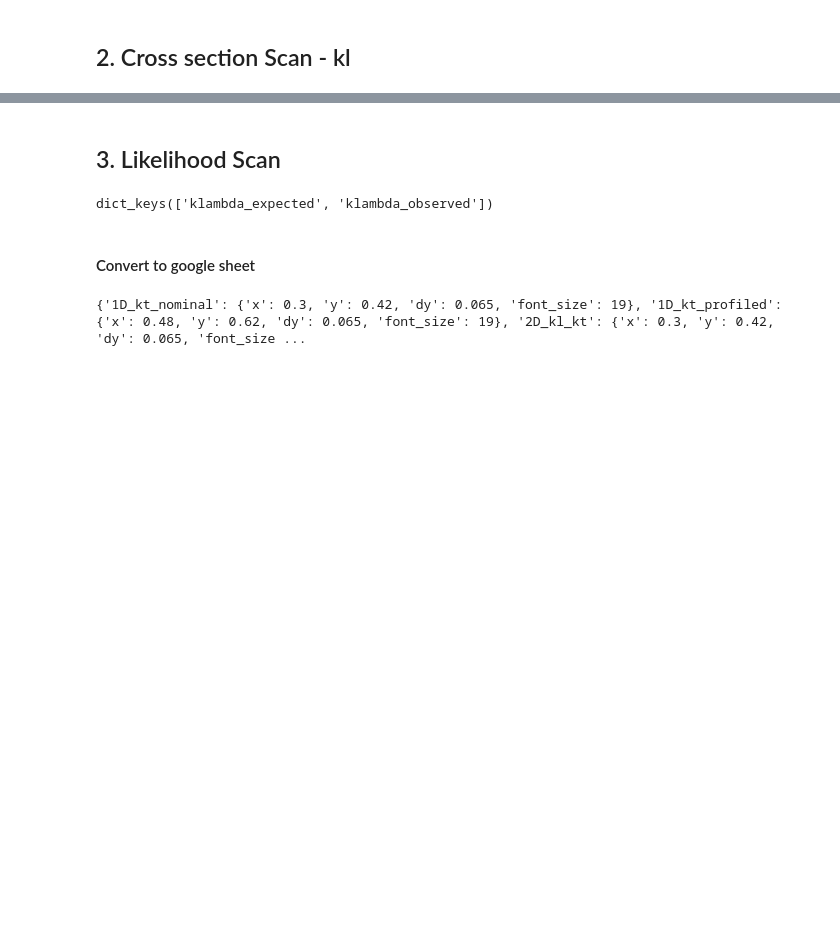
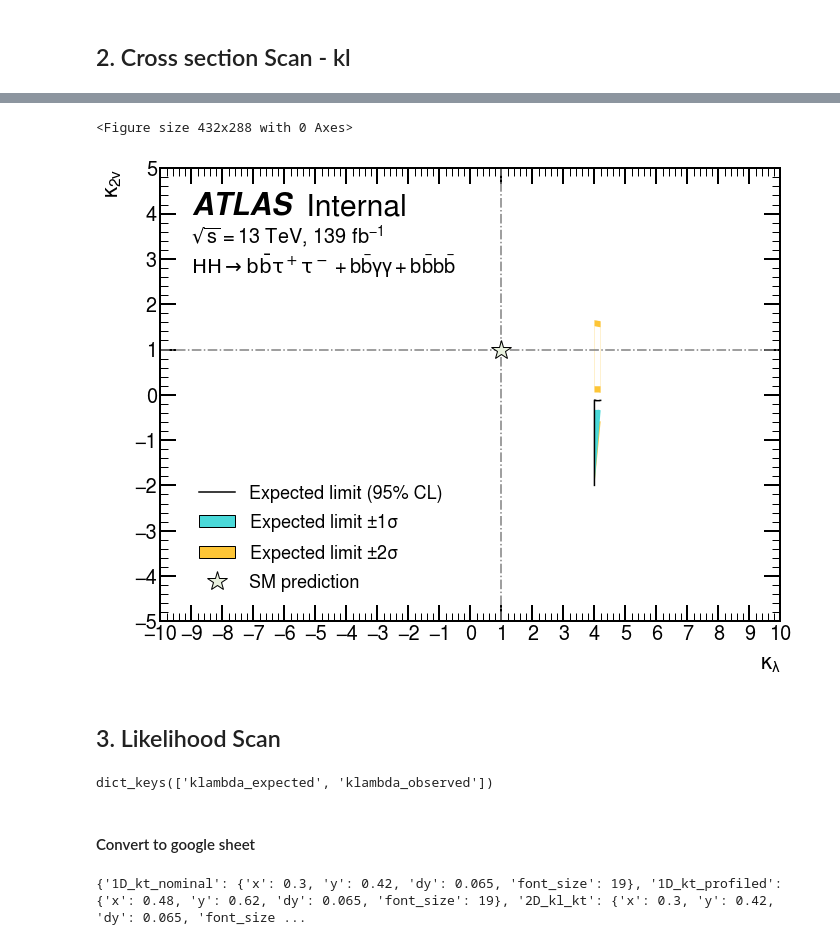
Before and after one commit to dyl64/hh_combination_fw, a Jupyter notebook: tutorials/HHH2022/GenPlots.ipynb, the cells around one changed output, grey strips where cells are left out. Drawn from its saved outputs; the diff is of its cells as text; code cells hidden in the pictures; blank space fills up the shorter version.

```diff
--- a/tutorials/HHH2022/GenPlots.ipynb
+++ b/tutorials/HHH2022/GenPlots.ipynb
@@ -378,25 +372,0 @@ def get_amplitude_function(basis_list, full_amplitude=False, diagram_term_list=N
-# %%
-def plot_xs(in_path, out_path, save=False):
-    data = json.load(open(in_path))
-    df = pd.DataFrame(data)
-
-    theory_combination_function = get_theory_combination_function()
-    couplings = [None, None, None]
-    kv = 1
-    x, y = 'klambda', 'k2v'
-    num_grid_points = 1000
-    X_range = df[x].min(), df[x].max()
-    Y_range = df[y].min(), df[y].max()
-    X, Y = UpperLimit3DPlot.get_grid(X_range, Y_range, num_grid_points)
-    couplings = [X, Y, kv]
-    theory_grid = theory_combination_function(couplings)
-
-    couplings = [df['klambda'], df['k2v'], np.ones(df.shape[0])]
-    theory_xsec = theory_combination_function(couplings)
-
-    plotter = UpperLimit3DPlot(df, num_grid_points=num_grid_points, styles=styles, analysis_label_options=channel_analysis_label_options)
-    plotter.config = combine_dict(plotter.config, config)
-    plotter.add_highlight(1, 1, label="SM prediction")
-    plotter.draw(x='klambda', y='k2v', xlabel='$\kappa_\lambda$', ylabel='$\kappa_{2v}$', scale_factor=theory_xsec, theory_grid=theory_grid, draw_observed=False, ylim=[-5, 5], xlim=[-10, 10], draw_sm_line=True)
-    if save:
-        plt.savefig(out_path, bbox_inches="tight")
@@ -403,3 +601,20 @@ def plot_xs(in_path, out_path, save=False):
+# %%
+channel = 'combined'
+mH = "125.09"
+analysis_label_options = {
+        'loc': (0.05, 0.95),
+        'energy': '13 TeV',
+        'lumi': r'139 fb$^{-1}$',
+        'fontsize': 30,
+        'extra_text':channel_text[channel] # + '//Parameterised workspace'
+    }
+
+in_path = f'outputs_HHH2022_20220520_noSgHparam/xsection_scan/{channel}/klambdak2v/limits.json'
+out_path = f'outputs_HHH2022_20220520_noSgHparam/figures/xsection_scan/klambdak2v_limit_parameterised_ws_{channel}.pdf'
+plot_xs(in_path, out_path, mH, save=False)
+# %% [output]
+<Figure size 432x288 with 0 Axes>
+[figure, added]
 # %% [markdown]
 ## 3. Likelihood Scan
 # %%
```
Also changed, not shown: parts of 37 cells of this notebook, 4 other files.
